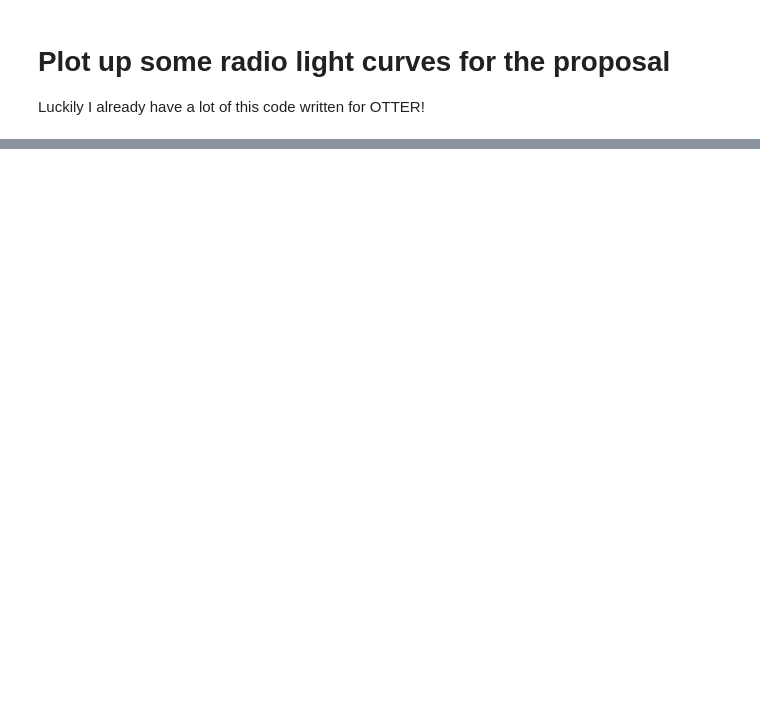
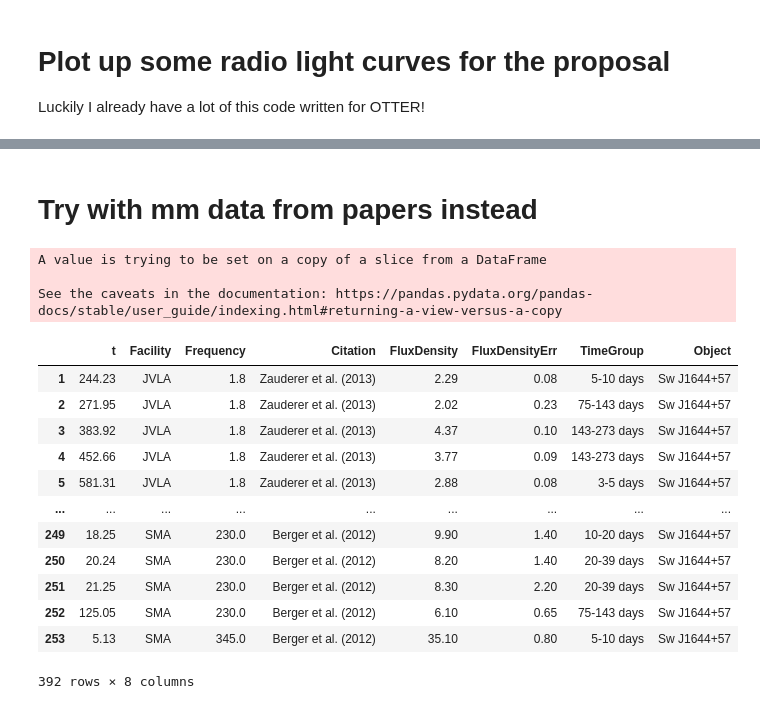
Before and after one commit to noahfranz13/SO-Classes, a Jupyter notebook: ASTR578/lightcurves.ipynb, the cells around one changed output, grey strips where cells are left out. Cells and saved outputs as stored; diff of their text form; code cells hidden in the pictures; blank space fills up the shorter version.

```diff
--- a/ASTR578/lightcurves.ipynb
+++ b/ASTR578/lightcurves.ipynb
@@ -103,0 +67,2 @@ fig.savefig('lightcurves.png', transparent=True, bbox_inches='tight')
+# %% [markdown]
+# Try with mm data from papers instead
@@ -103,0 +95,66 @@ fig.savefig('lightcurves.png', transparent=True, bbox_inches='tight')
+# %%
+# First Sw J1644+57
+SwJ1644_files = glob.glob('SwJ1644+57*')
+
+allswfiles = []
+cite_map = {'Berger2012':'Berger et al. (2012)',
+            'Zauderer2013': 'Zauderer et al. (2013)',
+            'Eftekhari2018': 'Eftekhari et al. (2018)'}
+for f in SwJ1644_files:
+    df = pd.read_csv(f, sep='\t')
+    for c in cite_map.keys():
+        if c in f:
+            df['Citation'] = [cite_map[c]]*len(df)
+            continue
+
+    allswfiles.append(df)
+
+SwJ1644_data = pd.concat(allswfiles)
+SwJ1644_data.Facility = SwJ1644_data.Facility.fillna('VLA') # all of these observations were with the VLA
+
+# clean the data
+del SwJ1644_data['Unnamed: 4']
+del SwJ1644_data['Unnamed: 3']
+SwJ1644_data = SwJ1644_data.drop(0)
+
+SwJ1644_data['FluxDensity'] = SwJ1644_data.apply(row_to_val, axis=1)
+SwJ1644_data['FluxDensityErr'] = SwJ1644_data.apply(row_to_err, axis=1)
+
+del SwJ1644_data['Flux Density']
+
+SwJ1644_data.Frequency = SwJ1644_data.Frequency.astype(float)
+SwJ1644_data.t = SwJ1644_data.t.astype(float)
+
+
+ts = SwJ1644_data.t.unique()
+m, M = int(ts.min()), int(ts.max())
+
+vals = np.logspace(np.log10(m),np.log10(M), 11, dtype=int)
+SwJ1644_data['TimeGroup'] = np.zeros(len(SwJ1644_data))
+SwJ1644_data['Object'] = SwJ1644_data.apply(label, obj_name='Sw J1644+57', axis=1)
+for idx, row in SwJ1644_data.iterrows():
+
+    for val_min, val_max in zip(vals[:-1], vals[1:]):
+        if row.t >= val_min and row.t <= val_max:
+            SwJ1644_data.TimeGroup[idx] = f'{val_min}-{val_max} days'
+            break
+
+SwJ1644_data['t'] = SwJ1644_data.t.astype(float)
+SwJ1644_data
+# %% [output]
+A value is trying to be set on a copy of a slice from a DataFrame
+
+See the caveats in the documentation: https://pandas.pydata.org/pandas-docs/stable/user_guide/indexing.html#returning-a-view-versus-a-copy
+|  | t | Facility | Frequency | Citation | FluxDensity | FluxDensityErr | TimeGroup | Object |
+| 1 | 244.23 | JVLA | 1.8 | Zauderer et al. (2013) | 2.29 | 0.08 | 5-10 days | Sw J1644+57 |
+| 2 | 271.95 | JVLA | 1.8 | Zauderer et al. (2013) | 2.02 | 0.23 | 75-143 days | Sw J1644+57 |
+| 3 | 383.92 | JVLA | 1.8 | Zauderer et al. (2013) | 4.37 | 0.10 | 143-273 days | Sw J1644+57 |
+| 4 | 452.66 | JVLA | 1.8 | Zauderer et al. (2013) | 3.77 | 0.09 | 143-273 days | Sw J1644+57 |
+| 5 | 581.31 | JVLA | 1.8 | Zauderer et al. (2013) | 2.88 | 0.08 | 3-5 days | Sw J1644+57 |
+| ... | ... | ... | ... | ... | ... | ... | ... | ... |
+| 249 | 18.25 | SMA | 230.0 | Berger et al. (2012) | 9.90 | 1.40 | 10-20 days | Sw J1644+57 |
+| 250 | 20.24 | SMA | 230.0 | Berger et al. (2012) | 8.20 | 1.40 | 20-39 days | Sw J1644+57 |
+| 251 | 21.25 | SMA | 230.0 | Berger et al. (2012) | 8.30 | 2.20 | 20-39 days | Sw J1644+57 |
+| 252 | 125.05 | SMA | 230.0 | Berger et al. (2012) | 6.10 | 0.65 | 75-143 days | Sw J1644+57 |
+| 253 | 5.13 | SMA | 345.0 | Berger et al. (2012) | 35.10 | 0.80 | 5-10 days | Sw J1644+57 |
+392 rows × 8 columns
```
Also changed, not shown: parts of 14 cells of this notebook, 13 other files.
